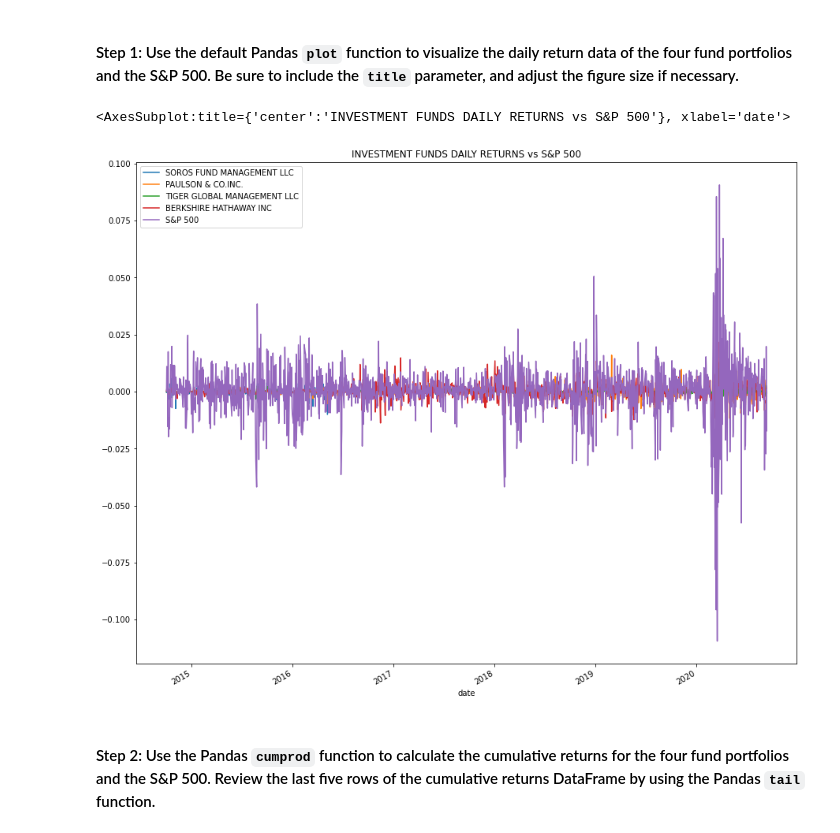
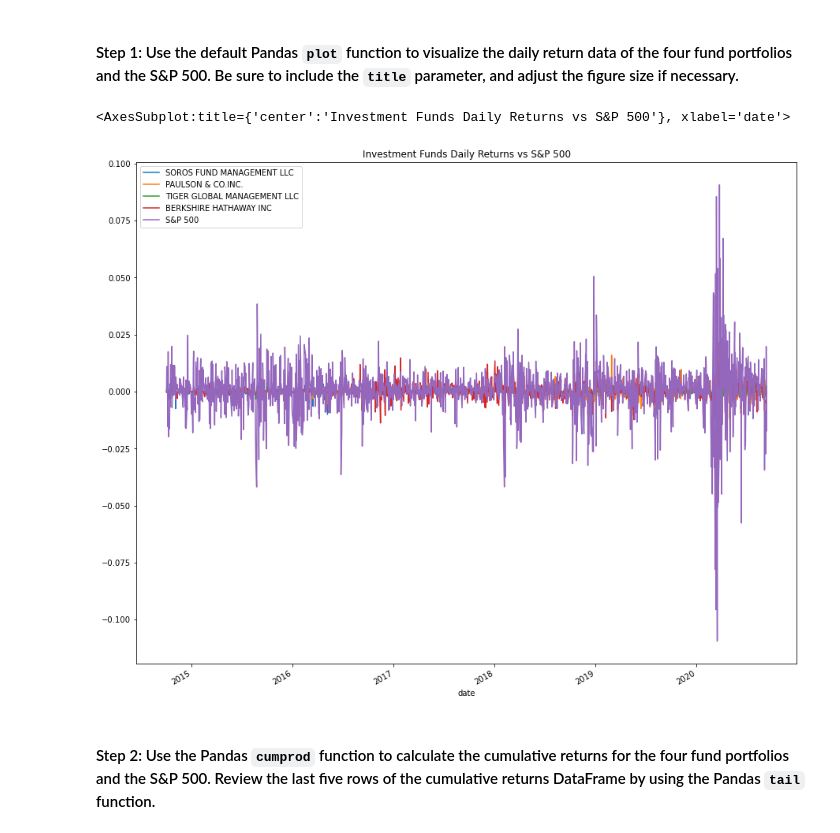
Before and after one commit to AnaIitico/quantitative_analysis, a Jupyter notebook: risk_return_analysis.ipynb, the cells around one changed output. Cells and saved outputs as stored; diff of their text form; code cells hidden in the pictures.

```diff
--- a/risk_return_analysis.ipynb
+++ b/risk_return_analysis.ipynb
@@ -75,10 +75,10 @@ Analyze the data to determine if any of the portfolios outperform the broader st
 # %%
 # Plot the daily return data of the 4 funds and the S&P 500
 # Inclue a title parameter and adjust the figure size
-daily_returns_whales.plot(figsize=(15, 13), title="INVESTMENT FUNDS DAILY RETURNS vs S&P 500")
+daily_returns_whales.plot(figsize=(15, 13), title="Investment Funds Daily Returns vs S&P 500")
 # %% [output]
-<AxesSubplot:title={'center':'INVESTMENT FUNDS DAILY RETURNS vs S&P 500'}, xlabel='date'>
+<AxesSubplot:title={'center':'Investment Funds Daily Returns vs S&P 500'}, xlabel='date'>
-[figure, old version]
+[figure, new version]
 # %% [markdown]
 #### Step 2: Use the Pandas `cumprod` function to calculate the cumulative returns for the four fund portfolios and the S&P 500. Review the last five rows of the cumulative returns DataFrame by using the Pandas `tail` function.
 # %%
```
Also changed, not shown: parts of 6 cells of this notebook.
